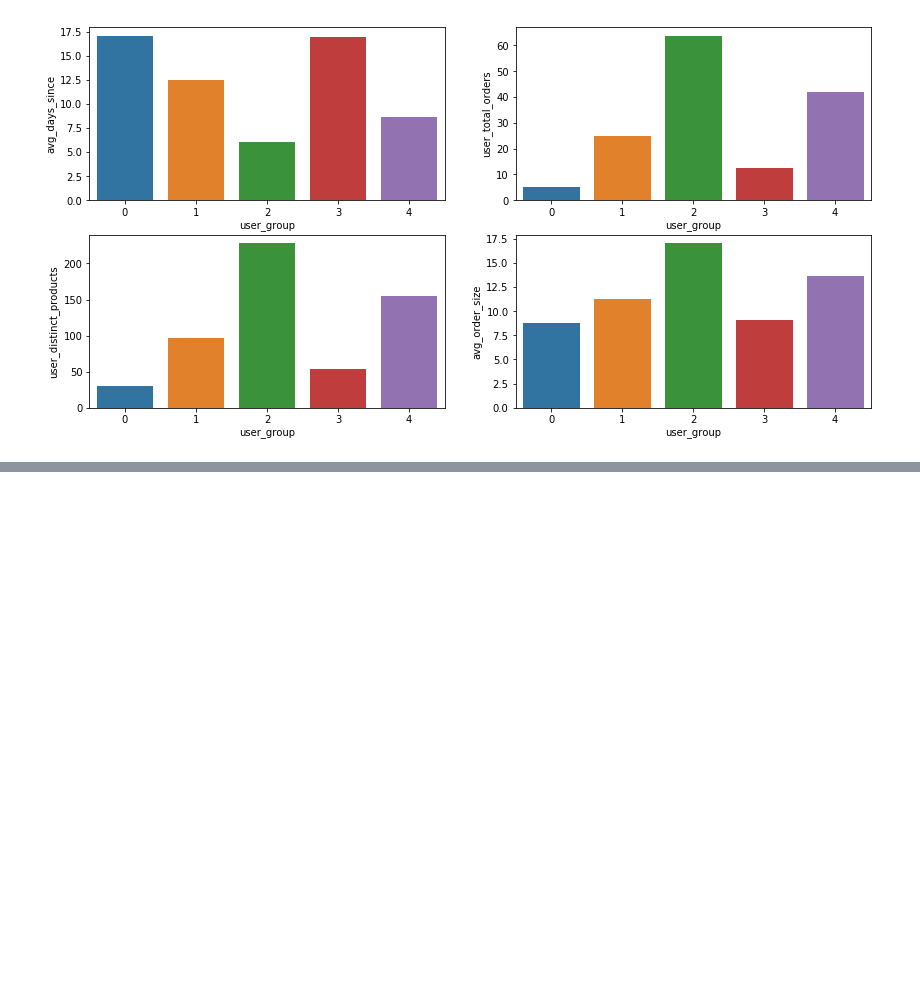
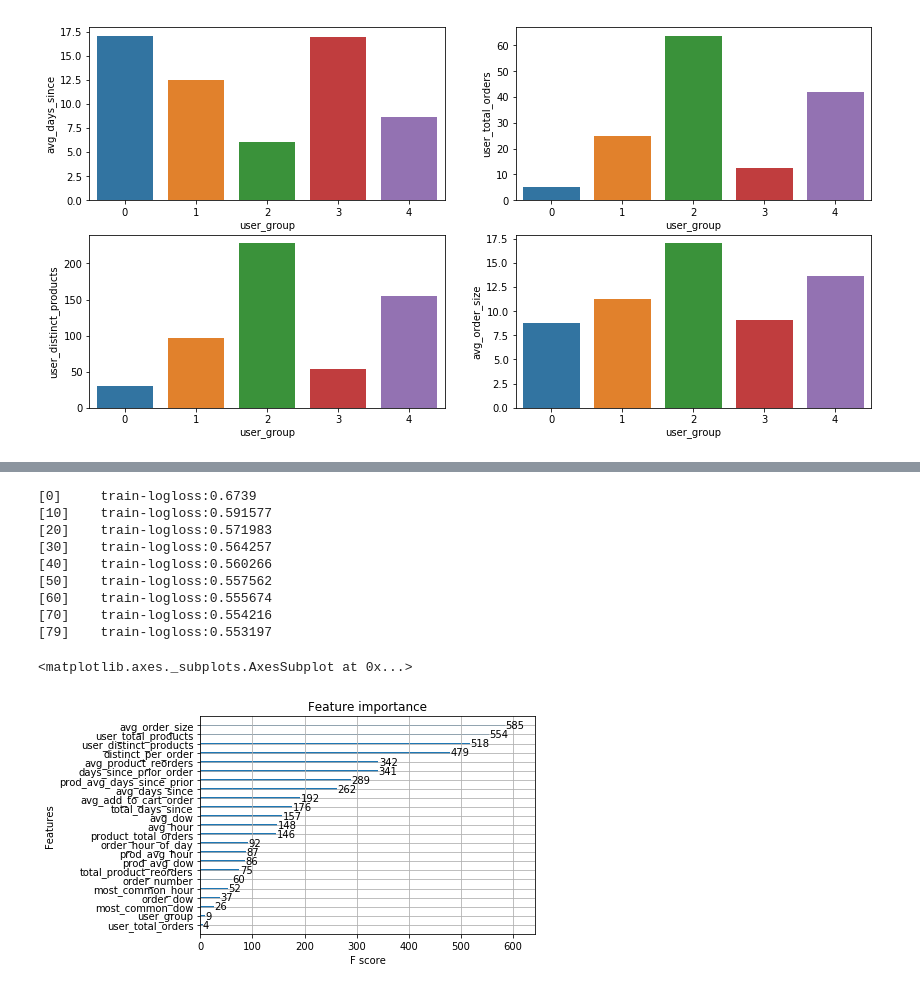
Before and after one commit to valfehr/Instacart, a Jupyter notebook: Untitled.ipynb, the cells around one changed output, grey strips where cells are left out. Cells and saved outputs as stored; diff of their text form; code cells hidden in the pictures; blank space fills up the shorter version.

```diff
--- a/Untitled.ipynb
+++ b/Untitled.ipynb
@@ -356,0 +555,2 @@ train.head()
+# %%
+train_2 = pd.merge(train, user_features, on='user_id', how='left')
@@ -356,0 +562,2 @@ train.head()
+# %%
+train_2 = pd.merge(train_2, product_features, on='product_id', how='left')
@@ -356,0 +579,2 @@ train.head()
+# %%
+train_2.drop(['eval_set', 'user_id', 'product_id', 'order_id', 'all_products', 'add_to_cart_order'], axis=1, inplace=True)
@@ -356,0 +583,33 @@ train.head()
+# %%
+X_train, X_val, y_train, y_val = train_test_split(train_2.drop('reordered', axis=1), train.reordered,
+                                                    test_size=0.2, random_state=42)
+# %%
+d_train = xgboost.DMatrix(X_train, y_train)
+xgb_params = {
+    "objective"         : "reg:logistic"
+    ,"eval_metric"      : "logloss"
+    ,"eta"              : 0.1
+    ,"max_depth"        : 6
+    ,"min_child_weight" : 10
+    ,"gamma"            : 0.70
+    ,"subsample"        : 0.76
+    ,"colsample_bytree" : 0.95
+    ,"alpha"            : 2e-05
+    ,"lambda"           : 10
+}
+
+watchlist= [(d_train, "train")]
+bst = xgboost.train(params=xgb_params, dtrain=d_train, num_boost_round=80, evals=watchlist, verbose_eval=10)
+xgboost.plot_importance(bst)
+# %% [output]
+[0]     train-logloss:0.6739
+[10]    train-logloss:0.591577
+[20]    train-logloss:0.571983
+[30]    train-logloss:0.564257
+[40]    train-logloss:0.560266
+[50]    train-logloss:0.557562
+[60]    train-logloss:0.555674
+[70]    train-logloss:0.554216
+[79]    train-logloss:0.553197
+<matplotlib.axes._subplots.AxesSubplot at 0x...>
+[figure, added]
```
Also changed, not shown: parts of 62 cells of this notebook.
